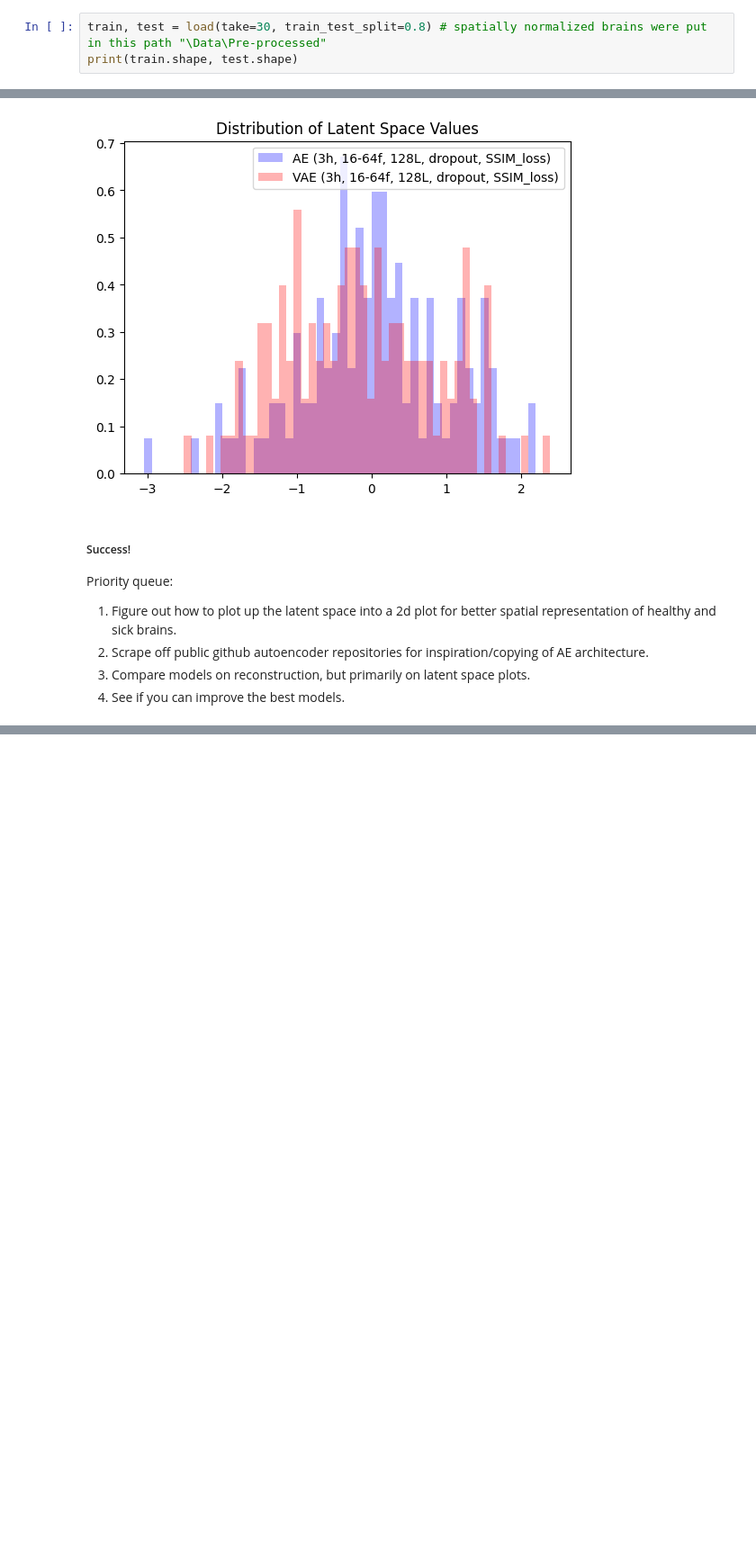
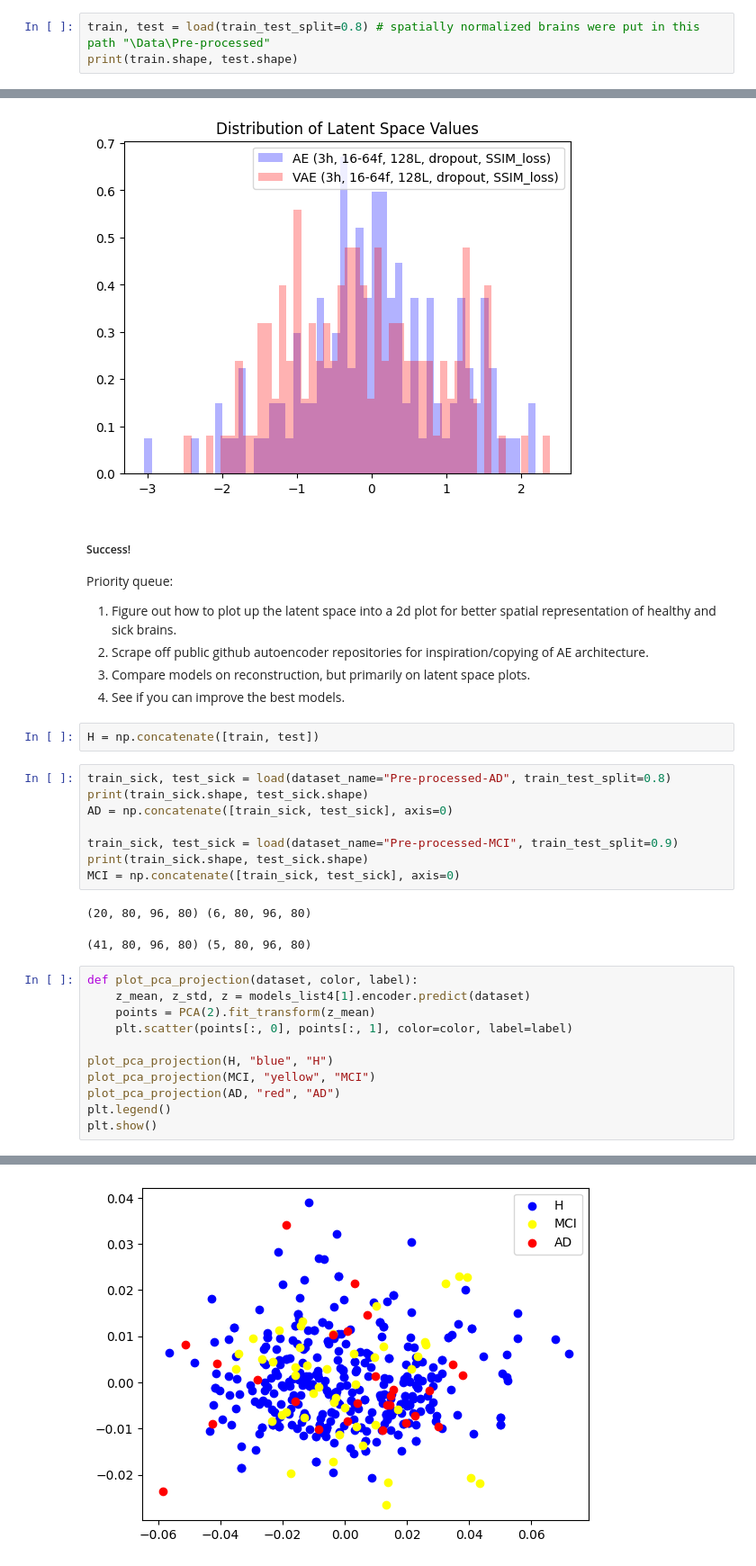
Before and after one commit to Vaakir/unsupervised-deep-learning-bachelor-thesis, a Jupyter notebook: AE adjustable test4.ipynb, the cells around one changed output, grey strips where cells are left out. Shown at 90% size. Drawn from its saved outputs; the diff is of its cells as text; blank space fills up the shorter version.

```diff
--- a/AE adjustable test4.ipynb
+++ b/AE adjustable test4.ipynb
@@ -33,6 +38,6 @@ import nibabel as nib
 # %% [markdown]
 Adjustable Autoencoder (AE) model will be moved to architectures once finished.
 # %%
-train, test = load(take=30, train_test_split=0.8) # spatially normalized brains were put in this path "\Data\Pre-processed"
+train, test = load(train_test_split=0.8) # spatially normalized brains were put in this path "\Data\Pre-processed"
 print(train.shape, test.shape)
 # %% [output]
@@ -784,3 +789,28 @@ Priority queue:
 2. Scrape off public github autoencoder repositories for inspiration/copying of AE architecture.
 3. Compare models on reconstruction, but primarily on latent space plots.
 4. See if you can improve the best models.
+# %%
+H = np.concatenate([train, test])
+# %%
+train_sick, test_sick = load(dataset_name="Pre-processed-AD", train_test_split=0.8)
+print(train_sick.shape, test_sick.shape)
+AD = np.concatenate([train_sick, test_sick], axis=0)
+
+train_sick, test_sick = load(dataset_name="Pre-processed-MCI", train_test_split=0.9)
+print(train_sick.shape, test_sick.shape)
+MCI = np.concatenate([train_sick, test_sick], axis=0)
+# %% [output]
+(20, 80, 96, 80) (6, 80, 96, 80)
+(41, 80, 96, 80) (5, 80, 96, 80)
+# %%
+def plot_pca_projection(dataset, color, label):
+    z_mean, z_std, z = models_list4[1].encoder.predict(dataset)
+    points = PCA(2).fit_transform(z_mean)
+    plt.scatter(points[:, 0], points[:, 1], color=color, label=label)
+
+plot_pca_projection(H, "blue", "H")
+plot_pca_projection(MCI, "yellow", "MCI")
+plot_pca_projection(AD, "red", "AD")
+plt.legend()
+plt.show()
+# %% [output]
@@ -786,0 +820 @@ Priority queue:
+[figure, added]
```
Also changed, not shown: parts of 7 cells of this notebook, 2 other files.
